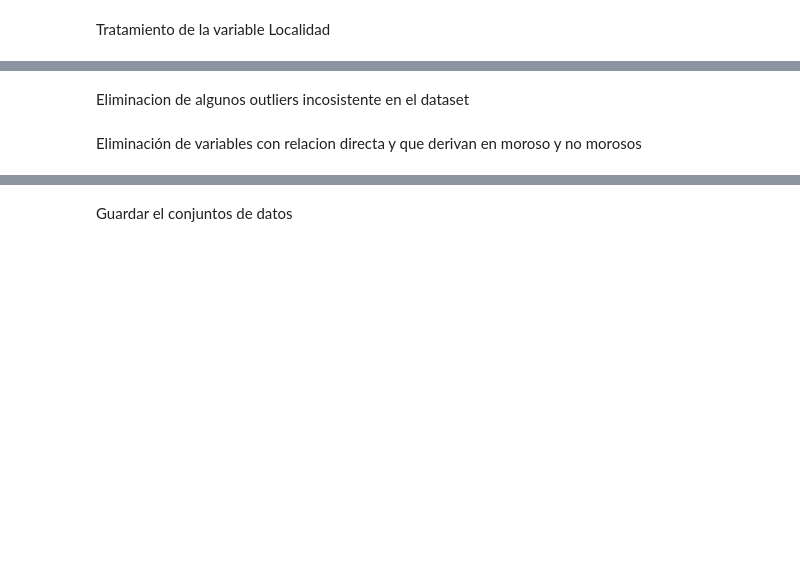
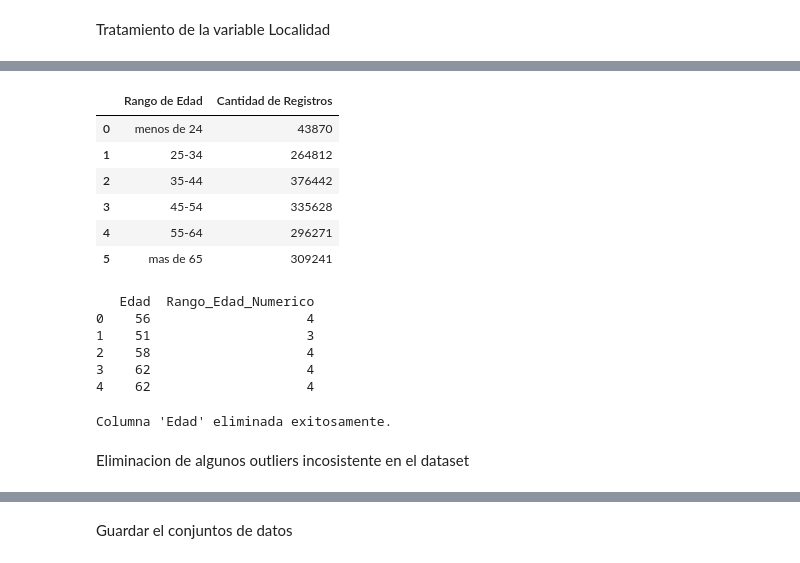
Before and after one commit to marcosrojas1990/TesisMaestriaCienciadeDatos-MarcosRojas, a Jupyter notebook: 1. Tesis Maestría de Ciencia de Datos - Preparación de los datos.ipynb, the cells around one changed output, grey strips where cells are left out. Drawn from its saved outputs; the diff is of its cells as text; code cells hidden in the pictures; blank space fills up the shorter version.

```diff
--- a/1. Tesis Maestría de Ciencia de Datos - Preparación de los datos.ipynb
+++ b/1. Tesis Maestría de Ciencia de Datos - Preparación de los datos.ipynb
@@ -793,0 +1017,20 @@ dtype: object
+# %%
+# Mantengo solo la versión Tukey de las columnas solicitadas
+columnas_a_mantener = ['CA_acreditaciones_tukey',
+                       'CA_SaldoPromedio_$_tukey',
+                       'Importe_PrestamosPersonales_tukey',
+                       'TotalDeuda_tukey',
+                       'Acreditaciones_sueldos_tukey',
+                       'Otras_Acreditaciones_tukey', 'Deuda_Sist_Financiero_tukey','Plazo Fijo_tukey']
+# Elimino las versiones originales y logarítmicas
+columnas_a_eliminar = ['CA_acreditaciones', 'CA_acreditaciones_log',
+                       'CA_SaldoPromedio_$', 'CA_SaldoPromedio_$_log',
+                       'Importe_PrestamosPersonales', 'Importe_PrestamosPersonales_log',
+                       'TotalDeuda', 'TotalDeuda_log',
+                       'Acreditaciones_sueldos', 'Acreditaciones_sueldos_log',
+                       'Otras_Acreditaciones', 'Otras_Acreditaciones_log','Deuda_Sist_Financiero','Deuda_Sist_Financiero_log',
+                       'Plazo Fijo','Plazo Fijo_log']
+# Creo un nuevo DataFrame con solo las columnas Tukey
+df_mora_prestamos = df_mora_prestamos.drop(columns=columnas_a_eliminar)
+# Verifico las columnas después del cambio
+df_mora_prestamos.columns
@@ -794,2 +1053,60 @@ dtype: object
+# %%
+# Defino los rangos de edad
+rangos = {
+    'menos de 24': (df_mora_prestamos['Edad'] < 25).sum(),
+    '25-34': ((df_mora_prestamos['Edad'] >= 25) & (df_mora_prestamos['Edad'] < 35)).sum(),
+    '35-44': ((df_mora_prestamos['Edad'] >= 35) & (df_mora_prestamos['Edad'] < 45)).sum(),
+    '45-54': ((df_mora_prestamos['Edad'] >= 45) & (df_mora_prestamos['Edad'] < 55)).sum(),
+    '55-64': ((df_mora_prestamos['Edad'] >= 55) & (df_mora_prestamos['Edad'] < 65)).sum(),
+    'mas de 65': ((df_mora_prestamos['Edad'] >= 65)).sum(),
+}
+# Creo un DataFrame con los resultados
+df_rangos_edad = pd.DataFrame.from_dict(rangos, orient='index', columns=['Cantidad de Registros']).reset_index()
+df_rangos_edad.rename(columns={'index': 'Rango de Edad'}, inplace=True)
+# Muestro el DataFrame resultante
+df_rangos_edad
+# %% [output]
+|  | Rango de Edad | Cantidad de Registros |
+| 0 | menos de 24 | 43870 |
+| 1 | 25-34 | 264812 |
+| 2 | 35-44 | 376442 |
+| 3 | 45-54 | 335628 |
+| 4 | 55-64 | 296271 |
+| 5 | mas de 65 | 309241 |
+# %%
+# Aseguramos de que la columna 'Edad' existe y es numérica
+if 'Edad' in df_mora_prestamos.columns:
+# Verificamos si la columna Edad tiene valores numéricos
+    df_mora_prestamos['Edad'] = pd.to_numeric(df_mora_prestamos['Edad'], errors='coerce')
+
+# Creamos la columna 'Rango_Edad_Numerico' y manejar valores NaN
+    df_mora_prestamos['Rango_Edad_Numerico'] = pd.cut(df_mora_prestamos['Edad'],
+                                                      bins=[18, 25, 35, 45, 55, 65, np.inf],  # Usar np.inf para representar "más de 65"
+                                                      labels=[0, 1, 2, 3, 4, 5],
+                                                      right=False)
+
+# Convertimos NaN a 0 directamente sin intentar agregar la categoría
+    df_mora_prestamos['Rango_Edad_Numerico'] = df_mora_prestamos['Rango_Edad_Numerico'].fillna(0).astype(int)
+
+# Verificamos que la columna se haya agregado correctamente
+    print(df_mora_prestamos[['Edad', 'Rango_Edad_Numerico']].head())
+else:
+    print("La columna 'Edad' no existe en el DataFrame.")
+# %% [output]
+   Edad  Rango_Edad_Numerico
+0    56                    4
+1    51                    3
+2    58                    4
+3    62                    4
+4    62                    4
+# %%
+# Eliminamos la columna 'Edad' del DataFrame df_mora_prestamos
+if 'Edad' in df_mora_prestamos.columns:
+    df_mora_prestamos.drop(columns=['Edad'], inplace=True)
+    print("Columna 'Edad' eliminada exitosamente.")
+else:
+    print("La columna 'Edad' no existe en el DataFrame.")
+# %% [output]
+Columna 'Edad' eliminada exitosamente.
 # %% [markdown]
 Eliminacion de algunos outliers incosistente en el dataset
@@ -811,2 +1112,0 @@ df_mora_prestamos = df_mora_prestamos[df_mora_prestamos['Antiguedad'] < 30]
-# %% [markdown]
-Eliminación de variables con relacion directa y que derivan en moroso y no morosos
```
Also changed, not shown: parts of 27 cells of this notebook.
